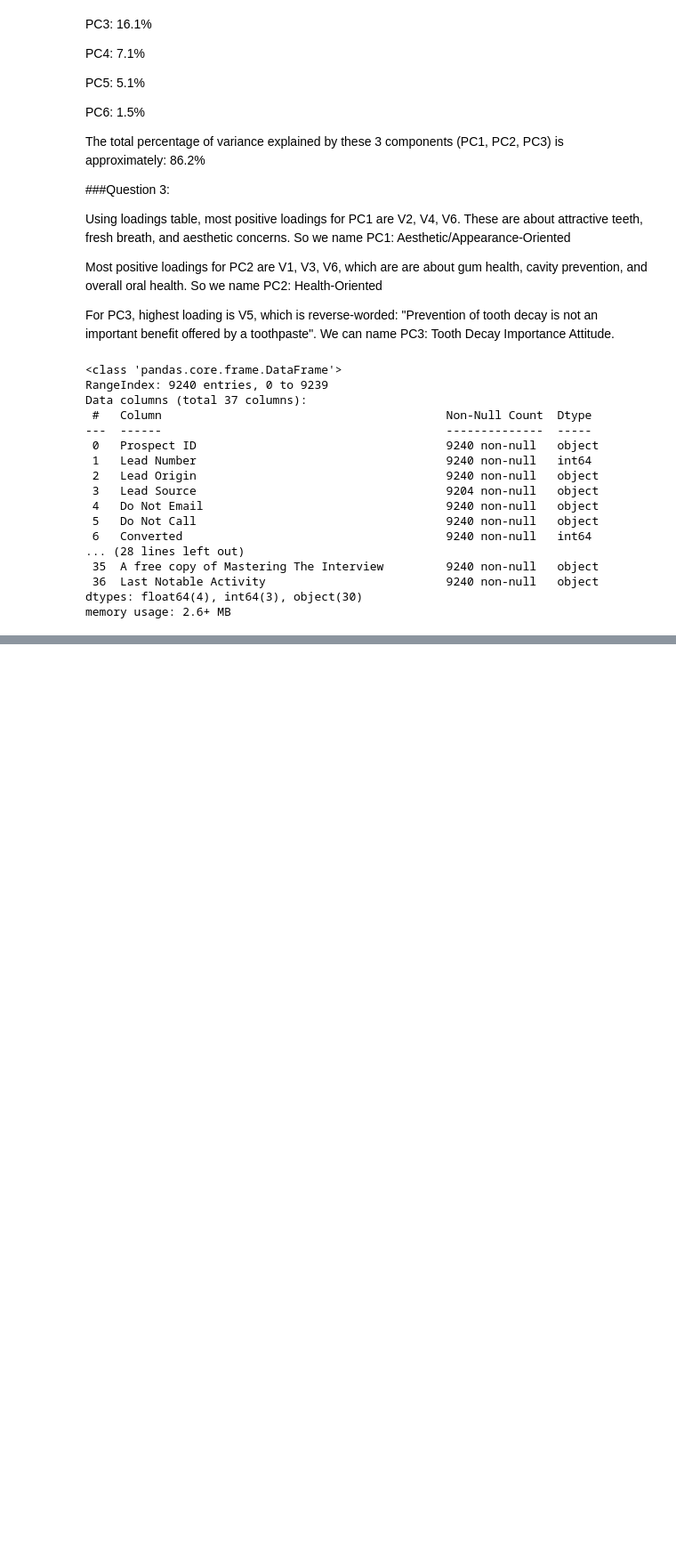
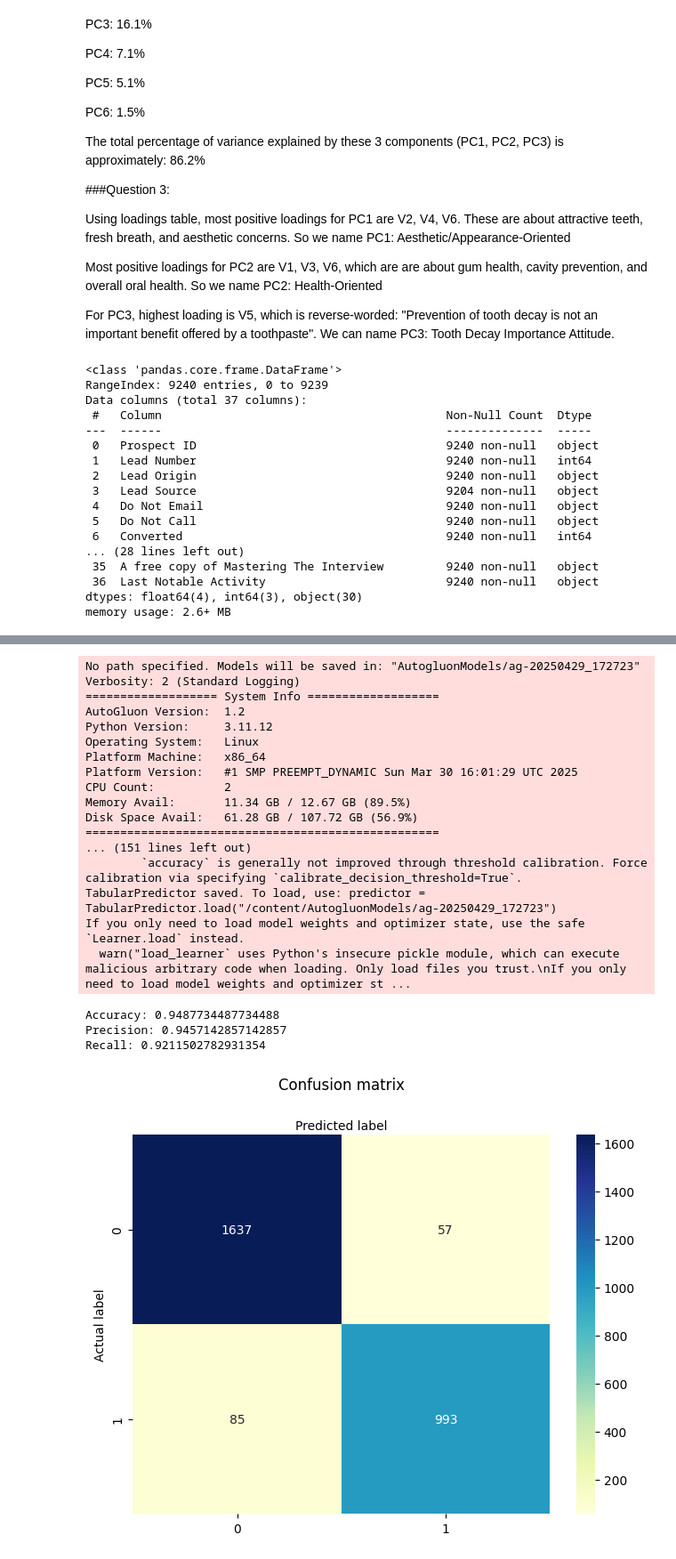
Before and after one commit to innosevda/Data-Science-CRN-20018, a Jupyter notebook: homework8v5.ipynb, the cells around one changed output, grey strips where cells are left out. Shown: that part at 89% size. Saved outputs shown, nothing was run; the diff lists cells and outputs as text; code cells hidden in the pictures; blank space fills up the shorter version.

```diff
--- a/homework8v5.ipynb
+++ b/homework8v5.ipynb
@@ -202,0 +308,41 @@ def eval(yact,ypred):
+# %%
+from autogluon.tabular import TabularPredictor
+import pandas as pd
+
+# Prepare training and testing data
+train_data = X_train.copy()
+train_data['Converted'] = y_train
+
+test_data = X_test.copy()
+test_data['Converted'] = y_test
+
+# Train AutoGluon model
+predictor = TabularPredictor(label='Converted').fit(train_data)
+
+# Make predictions
+preds = predictor.predict(test_data.drop(columns=['Converted']))
+
+# Evaluate
+eval(y_test, preds)
+# %% [output]
+No path specified. Models will be saved in: "AutogluonModels/ag-20250429_172723"
+Verbosity: 2 (Standard Logging)
+=================== System Info ===================
+AutoGluon Version:  1.2
+Python Version:     3.11.12
+Operating System:   Linux
+Platform Machine:   x86_64
+Platform Version:   #1 SMP PREEMPT_DYNAMIC Sun Mar 30 16:01:29 UTC 2025
+CPU Count:          2
+Memory Avail:       11.34 GB / 12.67 GB (89.5%)
+Disk Space Avail:   61.28 GB / 107.72 GB (56.9%)
+===================================================
+... (151 lines left out)
+        `accuracy` is generally not improved through threshold calibration. Force calibration via specifying `calibrate_decision_threshold=True`.
+TabularPredictor saved. To load, use: predictor = TabularPredictor.load("/content/AutogluonModels/ag-20250429_172723")
+If you only need to load model weights and optimizer state, use the safe `Learner.load` instead.
+  warn("load_learner` uses Python's insecure pickle module, which can execute malicious arbitrary code when loading. Only load files you trust.\nIf you only need to load model weights and optimizer st ...
+Accuracy: 0.9487734487734488
+Precision: 0.9457142857142857
+Recall: 0.9211502782931354
+[figure, added]
```
Also changed, not shown: parts of 4 cells of this notebook.
